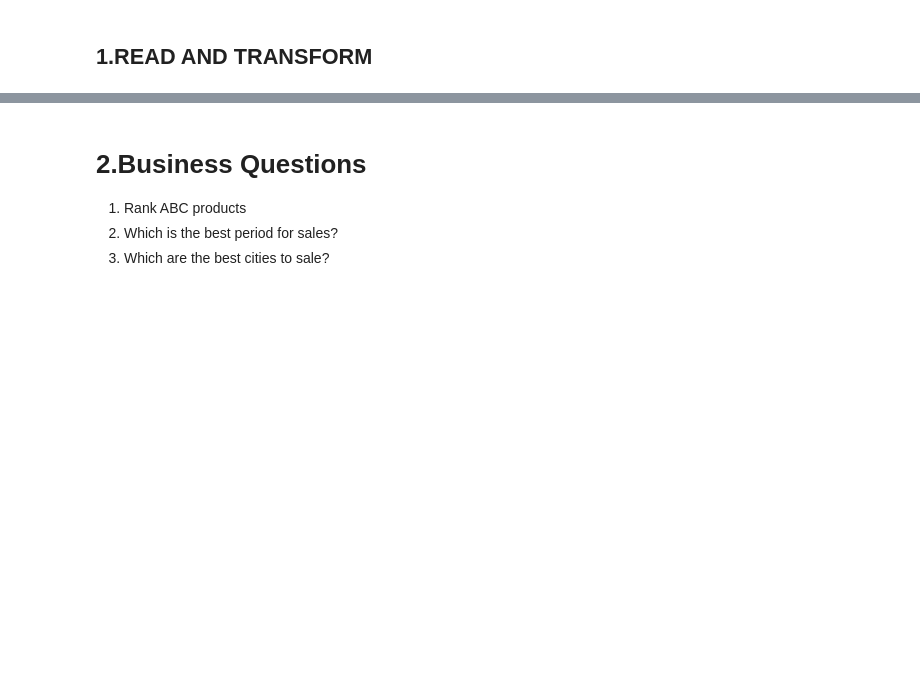
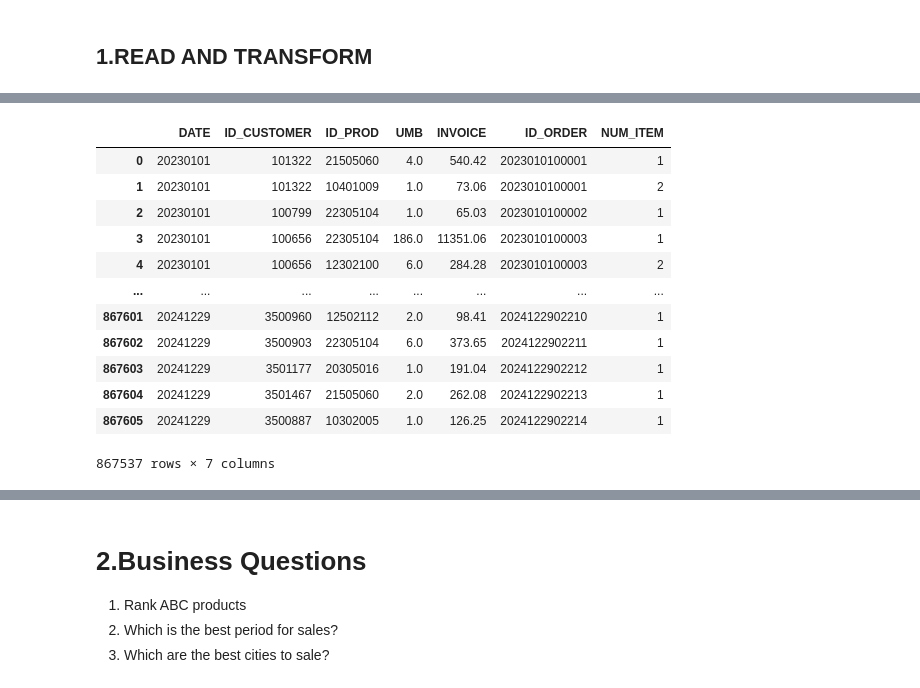
Before and after one commit to MSalles94/commercial_analyst, a Jupyter notebook: testing.ipynb, the cells around one changed output, grey strips where cells are left out. Drawn from its saved outputs; the diff is of its cells as text; code cells hidden in the pictures; blank space fills up the shorter version.

```diff
--- a/manipulate_data.ipynb
+++ b/testing.ipynb
@@ -18,6 +51,22 @@ orders=orders[~filter_row]
 #transform data
 columns=['ID_CUSTOMER','ID_PROD']
 orders[columns]=orders[columns].astype(int)
+# %%
+orders
+# %% [output]
+|  | DATE | ID_CUSTOMER | ID_PROD | UMB | INVOICE | ID_ORDER | NUM_ITEM |
+| 0 | 20230101 | 101322 | 21505060 | 4.0 | 540.42 | 2023010100001 | 1 |
+| 1 | 20230101 | 101322 | 10401009 | 1.0 | 73.06 | 2023010100001 | 2 |
+| 2 | 20230101 | 100799 | 22305104 | 1.0 | 65.03 | 2023010100002 | 1 |
+| 3 | 20230101 | 100656 | 22305104 | 186.0 | 11351.06 | 2023010100003 | 1 |
+| 4 | 20230101 | 100656 | 12302100 | 6.0 | 284.28 | 2023010100003 | 2 |
+| ... | ... | ... | ... | ... | ... | ... | ... |
+| 867601 | 20241229 | 3500960 | 12502112 | 2.0 | 98.41 | 2024122902210 | 1 |
+| 867602 | 20241229 | 3500903 | 22305104 | 6.0 | 373.65 | 2024122902211 | 1 |
+| 867603 | 20241229 | 3501177 | 20305016 | 1.0 | 191.04 | 2024122902212 | 1 |
+| 867604 | 20241229 | 3501467 | 21505060 | 2.0 | 262.08 | 2024122902213 | 1 |
+| 867605 | 20241229 | 3500887 | 10302005 | 1.0 | 126.25 | 2024122902214 | 1 |
+867537 rows × 7 columns
 # %%
 #create features
 from pandas import to_datetime
```
Also changed, not shown: parts of 4 cells of this notebook, 1 other file.
